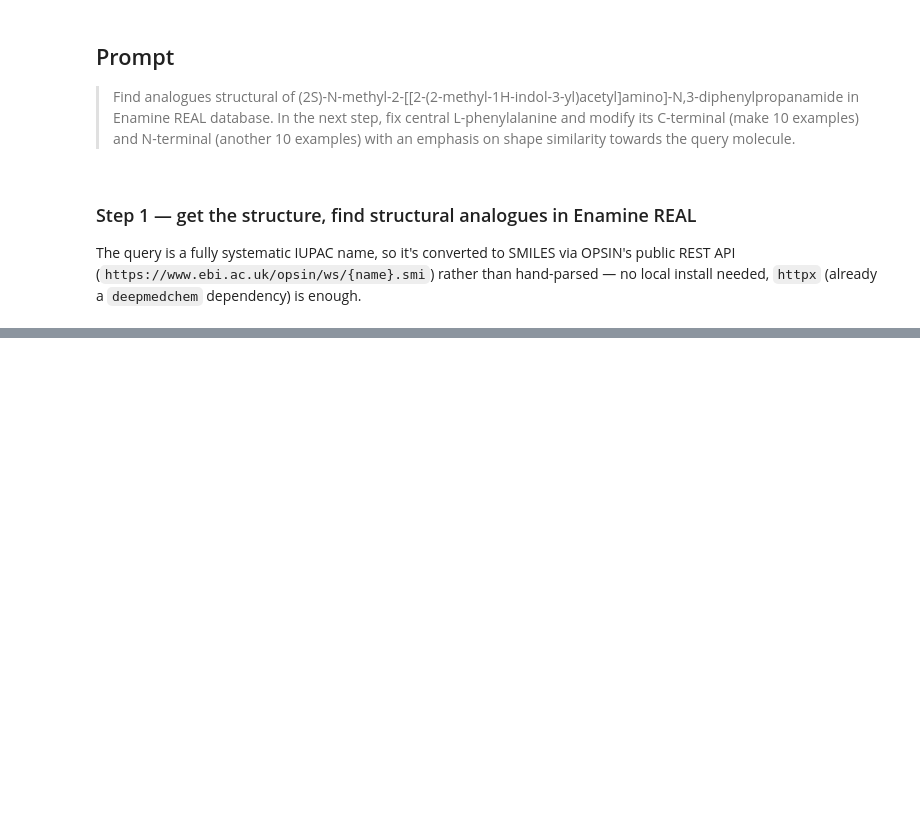
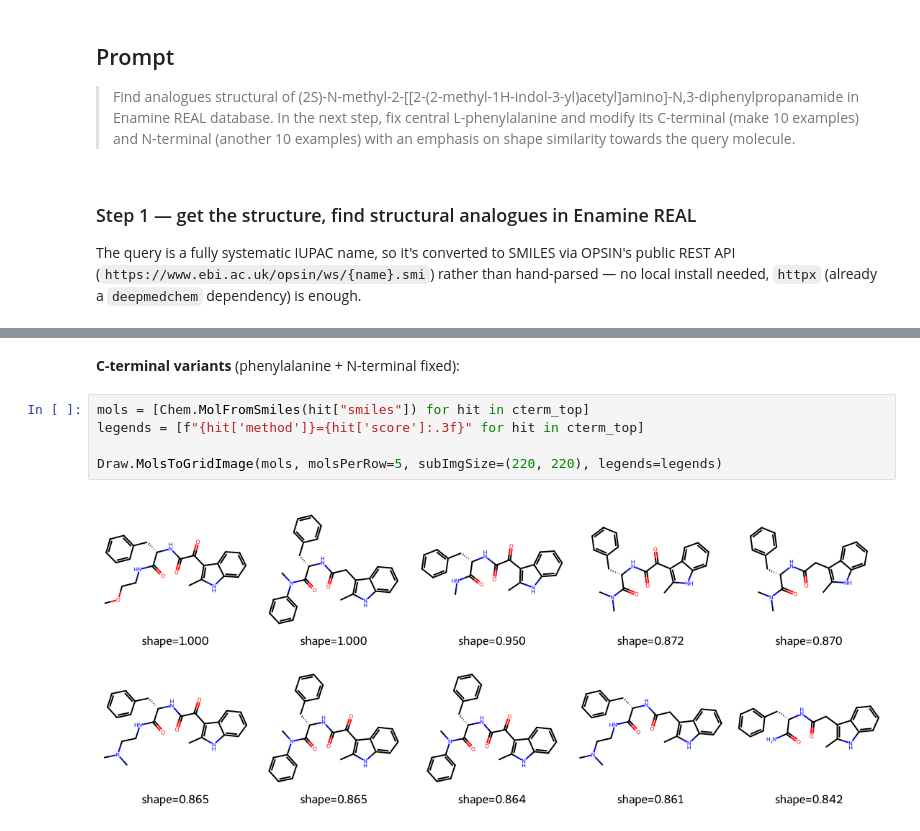
Before and after one commit to Deep-MedChem/deepmedchem-python, a Jupyter notebook: examples/prompts/007_IUPAC_multicomponent_modification.ipynb, the cells around one changed output, grey strips where cells are left out. Drawn from its saved outputs; the diff is of its cells as text; blank space fills up the shorter version.

```diff
--- a/examples/prompts/007_IUPAC_multicomponent_modification.ipynb
+++ b/examples/prompts/007_IUPAC_multicomponent_modification.ipynb
@@ -98,0 +155,9 @@ Draw.MolsToGridImage(mols, molsPerRow=5, subImgSize=(220, 220), legends=legends)
+# %% [markdown]
+**C-terminal variants** (phenylalanine + N-terminal fixed):
+# %%
+mols = [Chem.MolFromSmiles(hit["smiles"]) for hit in cterm_top]
+legends = [f"{hit['method']}={hit['score']:.3f}" for hit in cterm_top]
+
+Draw.MolsToGridImage(mols, molsPerRow=5, subImgSize=(220, 220), legends=legends)
+# %% [output]
+[figure, added]
```
Also changed, not shown: parts of 6 cells of this notebook, 4 other files.
